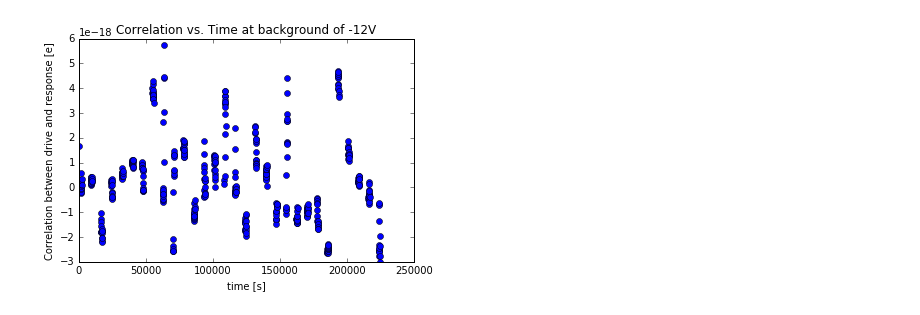
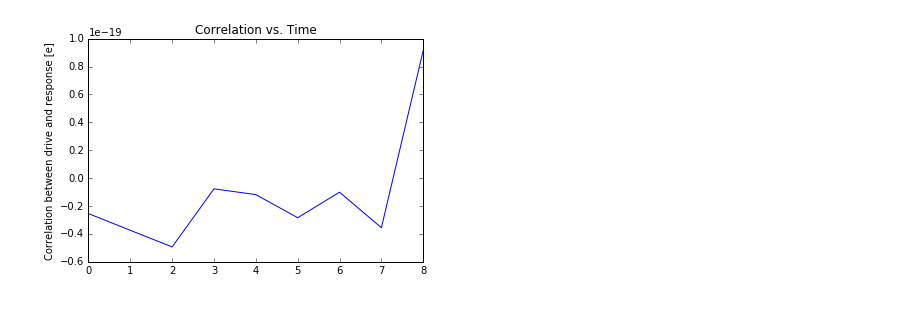
Before and after one commit to microspheres/Optlev, a Jupyter notebook: scripts/correlation_steps_notebook.ipynb, the cells around one changed output. Cells and saved outputs as stored; diff of their text form; code cells hidden in the pictures.

Commit message:
Update correlation_steps

```diff
--- a/scripts/correlation_steps_notebook.ipynb
+++ b/scripts/correlation_steps_notebook.ipynb
@@ -1,11 +1,14 @@
 # %%
-import correlation_steps as corr
+import correlation_steps as corrsteps
+import matplotlib.pyplot as plt
+import numpy as np
+#%matplotlib notebook
 
 directory = "/data/20170717/bead15_15um_QWP/steps/"
 calibration_path = directory + "calibration_charge/"
-measurement_path = directory + "measurement_2/"
+measurement_path = directory + "measurement_6/"
 
-corr, dc, t = corr.formData(measurement_path, calibration_path)
+t, dc, corr = corrsteps.formData(measurement_path, calibration_path)
 # %% [output]
 finding phase shift
 phase shift is  106
@@ -33,4 +24,0 @@ plt.show()
-# %%
-i = 0
-j = next(i for i, v in enumerate(dc) if v!=dc[0])
-j
@@ -67,9 +30,14 @@ dc
 # %%
+corr_array = []
+i = 2
+while i < len(corr):
+    j = i + 8
+    corr_array.append(sum(np.array(corr[i:j]))/(32.))
+    i = j
 plt.figure()
-plt.plot(t[i:j], corr[i:j], 'o')
-plt.xlabel('time [s]')
+plt.plot(corr_array)
 plt.ylabel('Correlation between drive and response [e]')
-plt.title('Correlation vs. Time at background of -12V')
+plt.title('Correlation vs. Time')
 plt.show()
 # %% [output]
-[figure, old version]
+[figure, new version]
```
Also changed, not shown: parts of 17 cells of this notebook, 2 other files.
